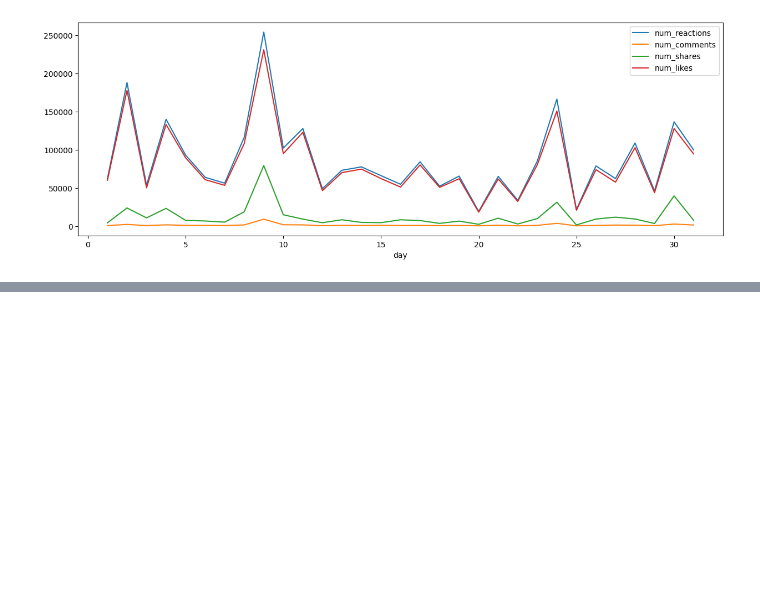
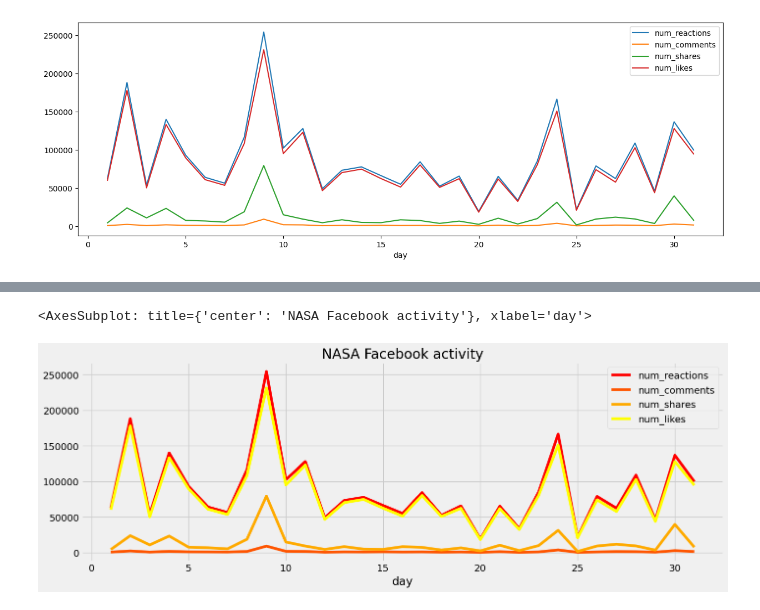
Before and after one commit to WojciechFlak/Udemy_PANDAS, a Jupyter notebook: Labs/S08-L001-.plot.ipynb, the cells around one changed output, grey strips where cells are left out. Cells and saved outputs as stored; diff of their text form; code cells hidden in the pictures; blank space fills up the shorter version.

```diff
--- a/Labs/S08-L001-.plot.ipynb
+++ b/Labs/S08-L001-.plot.ipynb
@@ -90,0 +101,6 @@ nasa_by_day[:10].plot(table=True,xlabel='')
+# %%
+mpl.style.use('fivethirtyeight')
+nasa_by_day.plot(title='NASA Facebook activity', figsize=(15,5),colormap='autumn')
+# %% [output]
+<AxesSubplot: title={'center': 'NASA Facebook activity'}, xlabel='day'>
+[figure, added]
```
Also changed, not shown: parts of 15 cells of this notebook, 4 other files.
